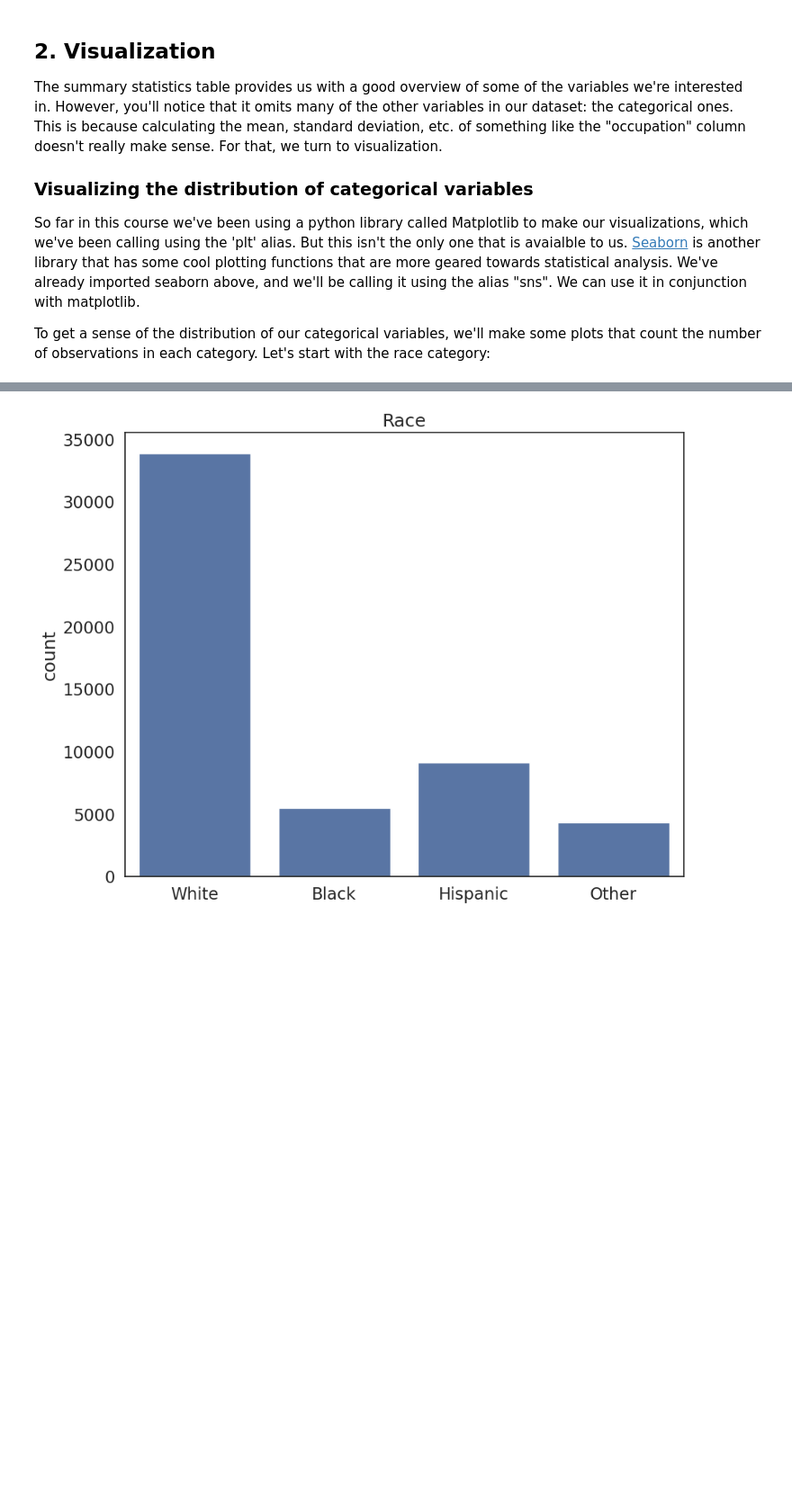
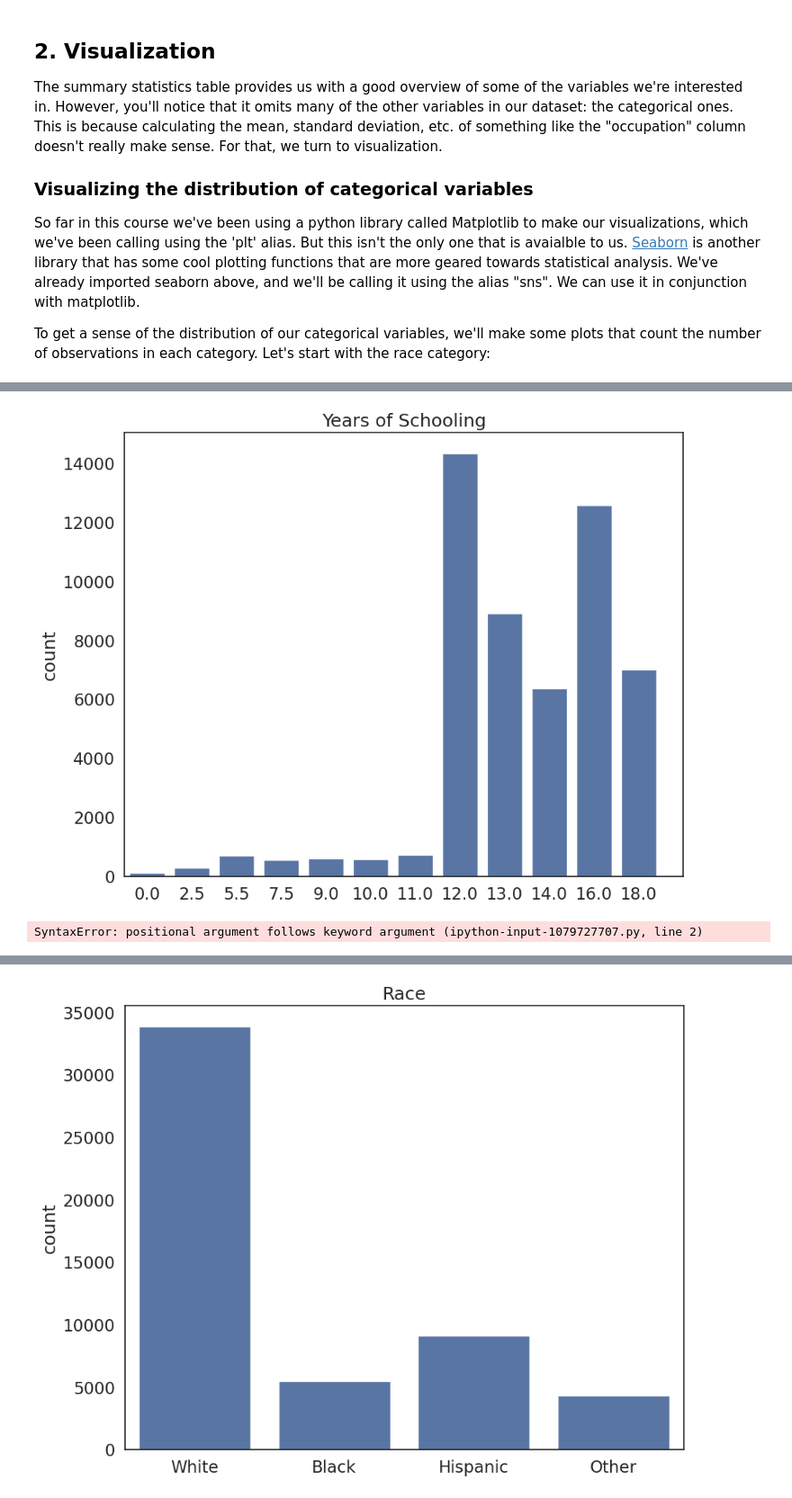
Before and after one commit to rebeccarlredmayne-cmd/QM2, a Jupyter notebook: Copy_of_W7_Linear_Regression.ipynb, the cells around one changed output, grey strips where cells are left out. Shown at 90% size. Cells and saved outputs as stored; diff of their text form; code cells hidden in the pictures; blank space fills up the shorter version.

```diff
--- a/Copy_of_W7_Linear_Regression.ipynb
+++ b/Copy_of_W7_Linear_Regression.ipynb
@@ -150,0 +160,18 @@ To get a sense of the distribution of our categorical variables, we'll make some
+# %%
+sns.countplot(data=reg_df, x='sch') # plot the union variable
+
+plt.title('Years of Schooling') # add a title
+plt.xlabel('') # remove the x axis label
+plt.xticks(ticks=[0,1,2,3,4,5,6,7,8,9,10,11,12]) # replace the x axis labels with more descriptive labels
+plt.show() # show the plot
+# %% [output]
+[figure, added]
+# %%
+summary_ind = df.groupby('ind').describe()
+sns.countplot(data=reg_df, y='ind', summary_ind.value_counts().index[:10])
+plt.title('Ind') # add a title
+plt.xlabel('') # remove the x axis label
+plt.ylabel('')
+plt.show() # show the plot
+# %% [output]
+SyntaxError: positional argument follows keyword argument (ipython-input-1079727707.py, line 2)
```
Also changed, not shown: parts of 15 cells of this notebook.
